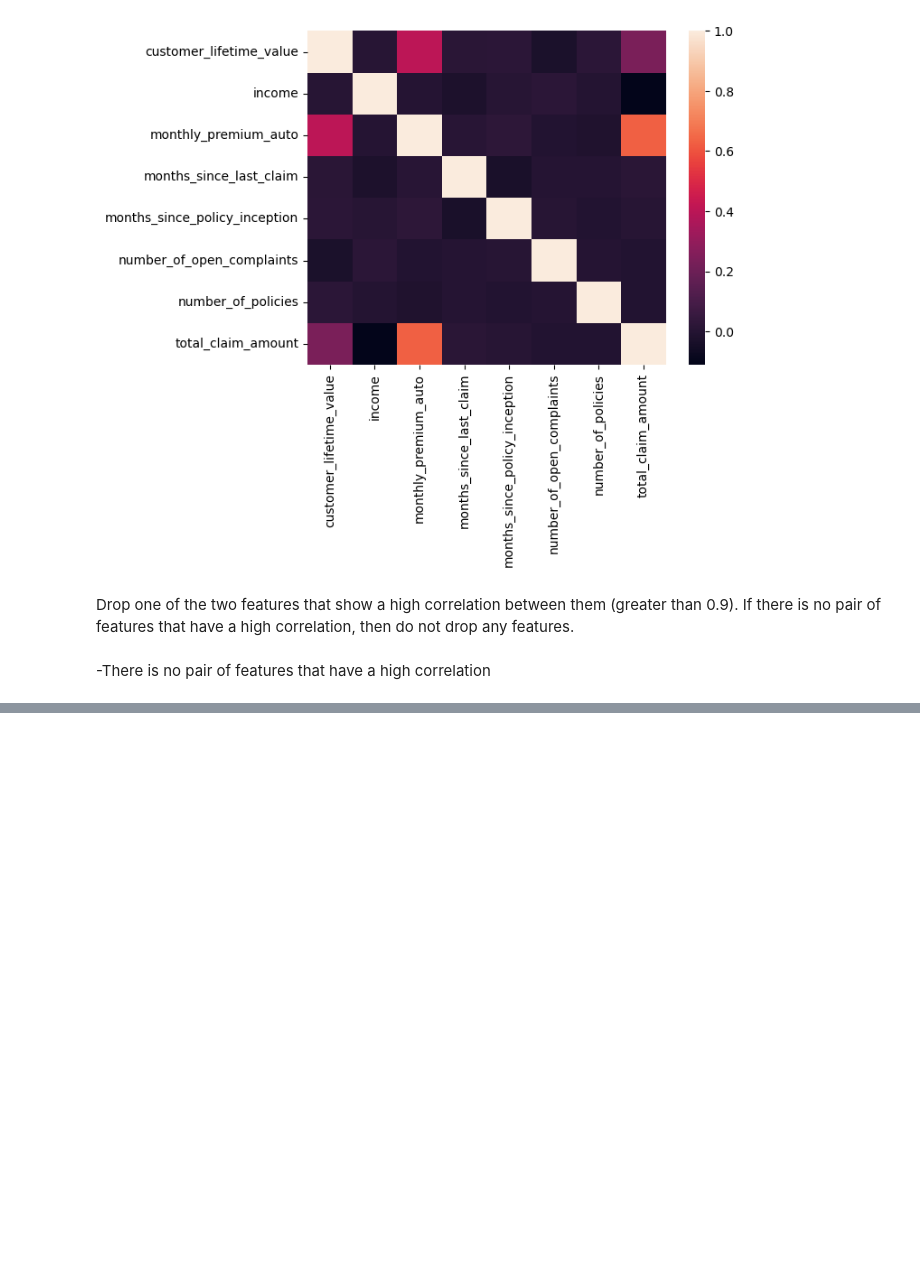
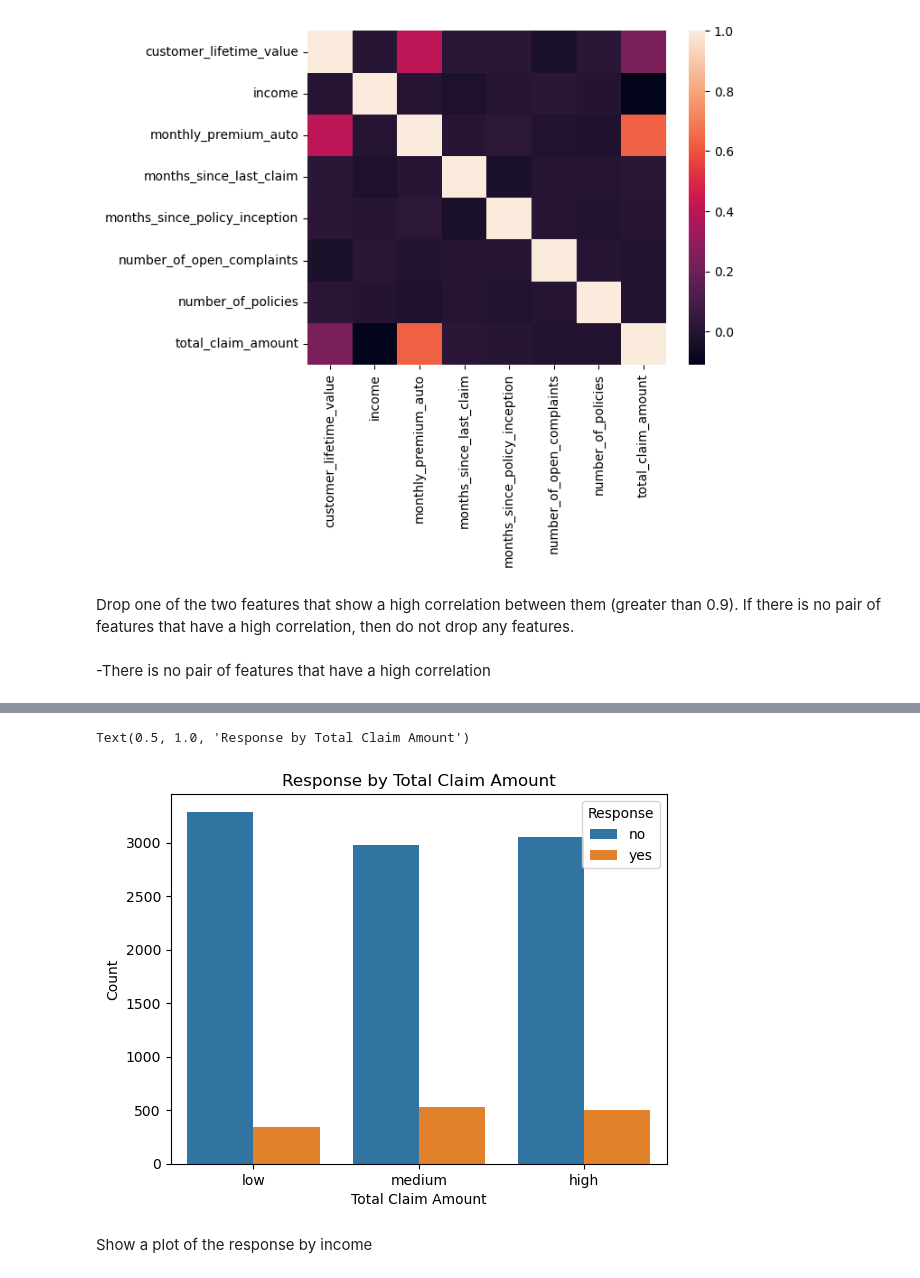
Before and after one commit to aychakurtulush/Ironhack-Labs, a Jupyter notebook: Customer_Analysis_Case_Study/Activity 4 (Thursday).ipynb, the cells around one changed output, grey strips where cells are left out. Drawn from its saved outputs; the diff is of its cells as text; code cells hidden in the pictures; blank space fills up the shorter version.

```diff
--- a/Customer_Analysis_Case_Study/Activity 4 (Thursday).ipynb
+++ b/Customer_Analysis_Case_Study/Activity 4 (Thursday).ipynb
@@ -230,0 +198,7 @@ Relationship between Monthly Premium Autoand Region, Policy type to see any mean
+# %%
+labels = ['low', 'medium', 'high']
+
+# Use the cut function to create a new column with the categories
+df['cat_total_claim_amount'] = pd.qcut(df['total_claim_amount'], q=3, labels=labels)
+
+df['cat_total_claim_amount']
@@ -230,0 +219,11 @@ Relationship between Monthly Premium Autoand Region, Policy type to see any mean
+# %%
+sns.countplot(x='cat_total_claim_amount', hue='response', data=df)
+plt.xlabel("Total Claim Amount")
+plt.ylabel("Count")
+plt.legend(title="Response")
+plt.title("Response by Total Claim Amount")
+# %% [output]
+Text(0.5, 1.0, 'Response by Total Claim Amount')
+[figure, added]
+# %% [markdown]
+Show a plot of the response by income
```
Also changed, not shown: parts of 33 cells of this notebook.
